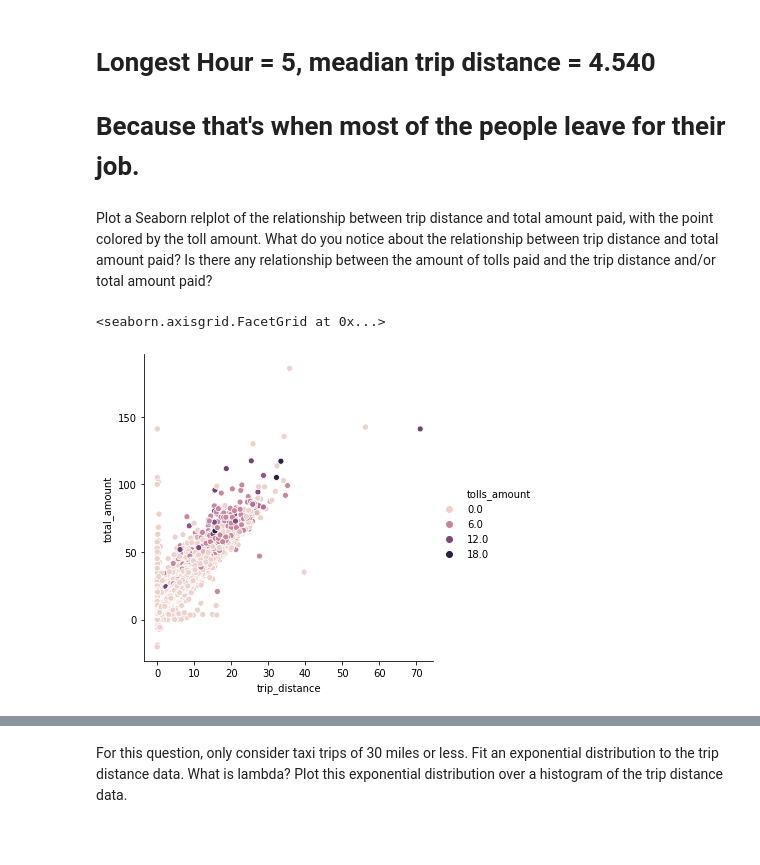
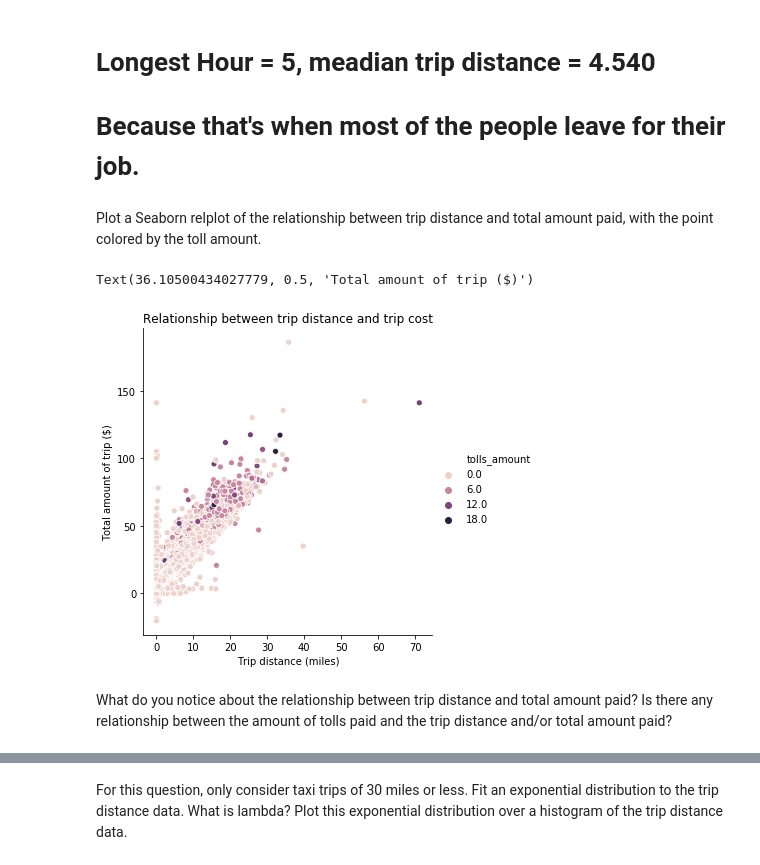
Before and after one commit to ed-biz23/data-sci-328, a Jupyter notebook: Assignment 2 - groupby, parametric and non-parametric distributions.ipynb, the cells around one changed output, grey strips where cells are left out. Cells and saved outputs as stored; diff of their text form; code cells hidden in the pictures; blank space fills up the shorter version.

```diff
--- a/Assignment 2 - groupby, parametric and non-parametric distributions.ipynb
+++ b/Assignment 2 - groupby, parametric and non-parametric distributions.ipynb
@@ -102,10 +102,15 @@ For what time of day is the median trip distance longest? Why do you think that
 # %% [markdown]
 # Longest Hour = 5, meadian trip distance = 4.540
 # Because that's when most of the people leave for their job.
+# %% [markdown]
+Plot a Seaborn relplot of the relationship between trip distance and total amount paid, with the point colored by the toll amount.
+# %%
+sns.relplot(data=taxi, x='trip_distance', y='total_amount', hue='tolls_amount')
+plt.title("Relationship between trip distance and trip cost")
+plt.xlabel("Trip distance (miles)")
+plt.ylabel("Total amount of trip ($)")
+# %% [output]
+Text(36.10500434027779, 0.5, 'Total amount of trip ($)')
+[figure, added]
 # %% [markdown]
-Plot a Seaborn relplot of the relationship between trip distance and total amount paid, with the point colored by the toll amount. What do you notice about the relationship between trip distance and total amount paid? Is there any relationship between the amount of tolls paid and the trip distance and/or total amount paid?
+What do you notice about the relationship between trip distance and total amount paid? Is there any relationship between the amount of tolls paid and the trip distance and/or total amount paid?
-# %%
-sns.relplot(data=taxi, x='trip_distance', y='total_amount', hue='tolls_amount')
-# %% [output]
-<seaborn.axisgrid.FacetGrid at 0x...>
-[figure, removed]
```
Also changed, not shown: parts of 8 cells of this notebook, 7 other files.
